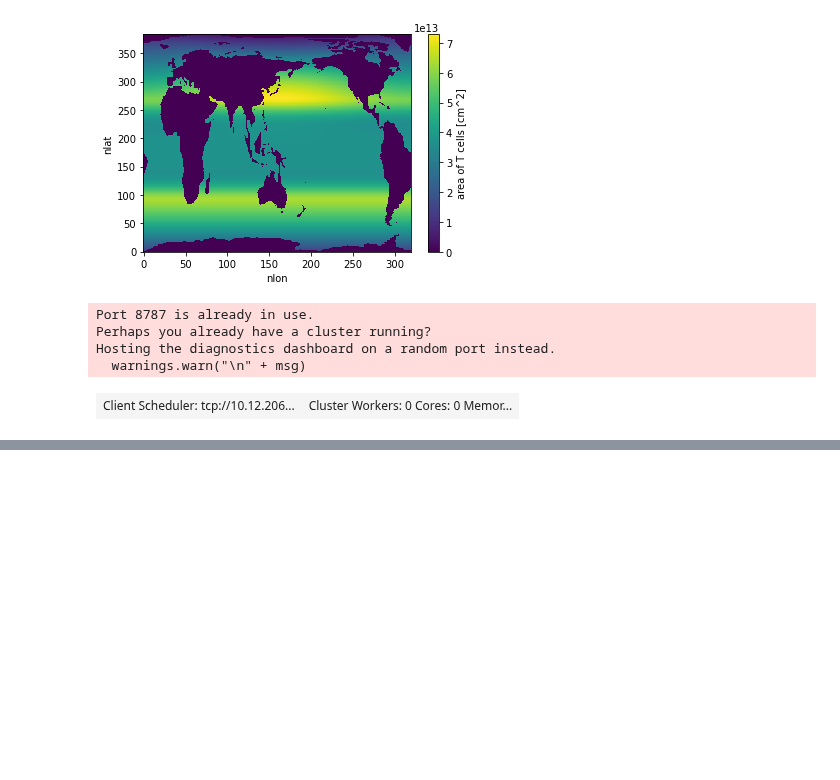
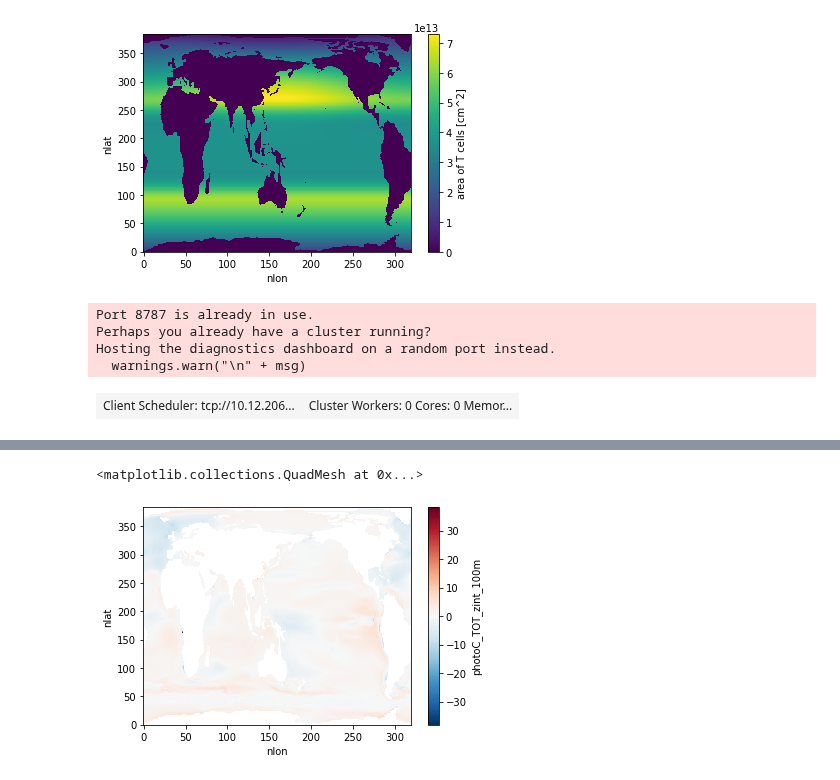
Before and after one commit to marbl-ecosys/cesm2-marbl, a Jupyter notebook: notebooks/transient-biological-pump.ipynb, the cells around one changed output, grey strips where cells are left out. Saved outputs shown, nothing was run; the diff lists cells and outputs as text; code cells hidden in the pictures; blank space fills up the shorter version.

```diff
--- a/notebooks/transient-biological-pump.ipynb
+++ b/notebooks/transient-biological-pump.ipynb
@@ -52,7 +52,7 @@ Hosting the diagnostics dashboard on a random port instead.
 | Client Scheduler: tcp://10.12.206... | Cluster Workers: 0 Cores: 0 Memor... |
 # %%
 experiments = [
-    'piControl',
+#    'piControl',
     'historical',
     'SSP1-2.6',
     'SSP2-4.5',
@@ -282,0 +296,6 @@ ds_glb
+# %%
+dsets_delta = dsets_epoch['SSP5-8.5'] - dsets_epoch['historical']
+dsets_delta.photoC_TOT_zint_100m.plot()
+# %% [output]
+<matplotlib.collections.QuadMesh at 0x...>
+[figure, added]
```
Also changed, not shown: parts of 19 cells of this notebook, 3 other files.
